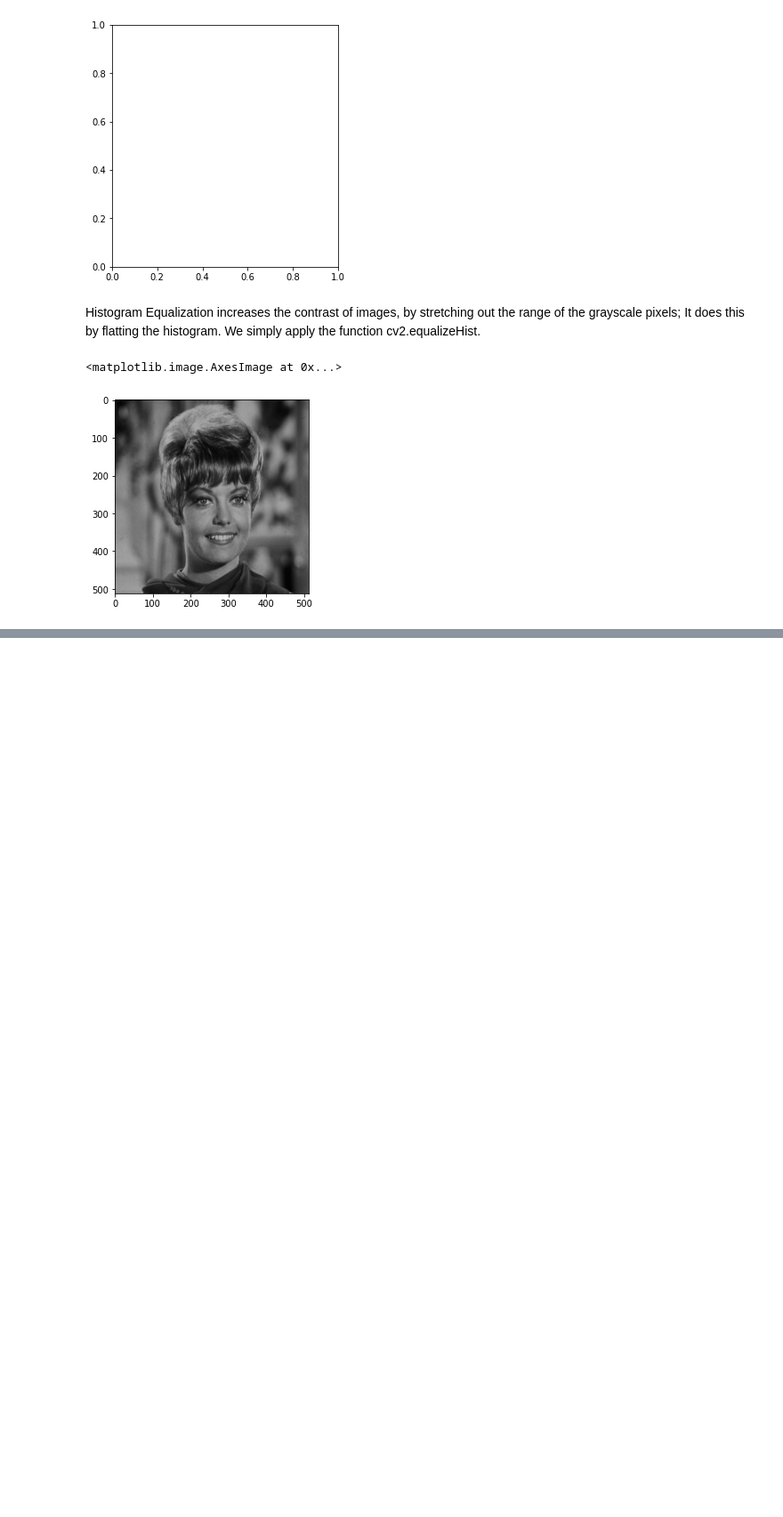
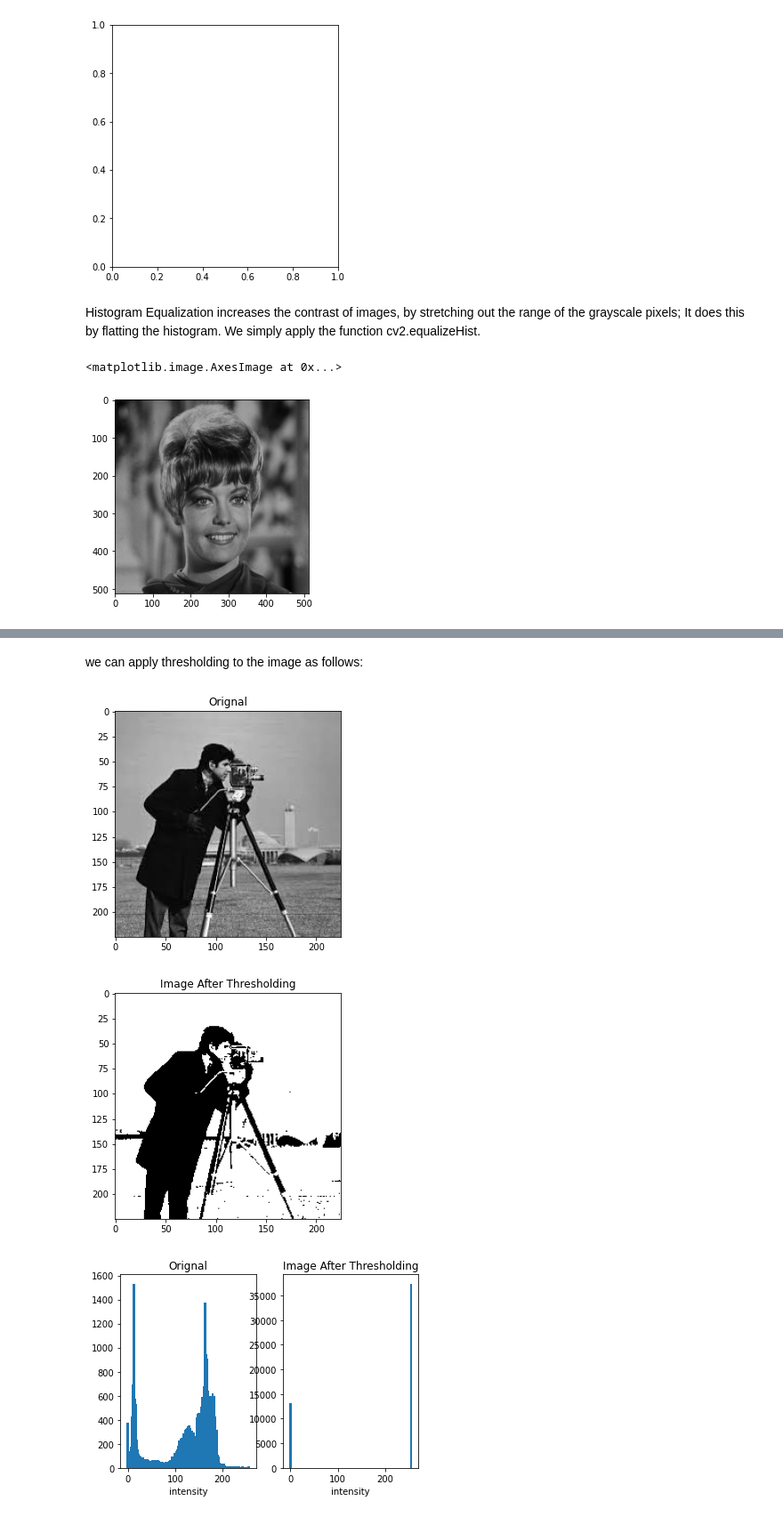
Before and after one commit to vinay030901/Machine-Learning, a Jupyter notebook: ComputerVision/histogramAnsIntensityTransformations.ipynb, the cells around one changed output, grey strips where cells are left out. Shown at 89% size. Saved outputs shown, nothing was run; the diff lists cells and outputs as text; code cells hidden in the pictures; blank space fills up the shorter version.

```diff
--- a/ComputerVision/histogramAnsIntensityTransformations.ipynb
+++ b/ComputerVision/histogramAnsIntensityTransformations.ipynb
@@ -16,15 +16,15 @@ def plot_image(image_1,image_2,title_1="Original",title_2="New Image"):
 # %% [markdown]
 the next function will plot two histogram side by side
 # %%
-def plot_hist(old_image, new_image,title_1="Original",title_2="New Image"):
-    intensityValues=np.array([x for x in range(255)])
-    plt.subplot(1,2,1)
-    plt.bar(intensityValues,cv2.calcHist([old_image],[0],None,[255],[0,255])[:0],width=5)
-    plt.title(title_1)
+def plot_hist(old_image, new_image,title_old="Orignal", title_new="New Image"):
+    intensity_values=np.array([x for x in range(256)])
+    plt.subplot(1, 2, 1)
+    plt.bar(intensity_values, cv2.calcHist([old_image],[0],None,[256],[0,256])[:,0],width = 5)
+    plt.title(title_old)
     plt.xlabel('intensity')
     plt.subplot(1, 2, 2)
-    plt.bar(intensityValues, cv2.calcHist([new_image],[0],None,[256],[0,256])[:,0],width = 5)
-    plt.title(title_2)
+    plt.bar(intensity_values, cv2.calcHist([new_image],[0],None,[256],[0,256])[:,0],width = 5)
+    plt.title(title_new)
     plt.xlabel('intensity')
     plt.show()
 # %% [markdown]
@@ -230,0 +263,10 @@ SyntaxError: invalid syntax (Temp/ipykernel_8312/1922462663.py, line 1)
+# %% [markdown]
+we can apply thresholding to the image as follows:
+# %%
+ret,new_image=cv2.threshold(image,threshold,255,cv2.THRESH_BINARY)
+plot_image(image,new_image,"Orignal","Image After Thresholding")
+plot_hist(image, new_image,"Orignal","Image After Thresholding")
+# %% [output]
+[figure, added]
+[figure, added]
+[figure, added]
```
Also changed, not shown: parts of 13 cells of this notebook, 6 other files.
